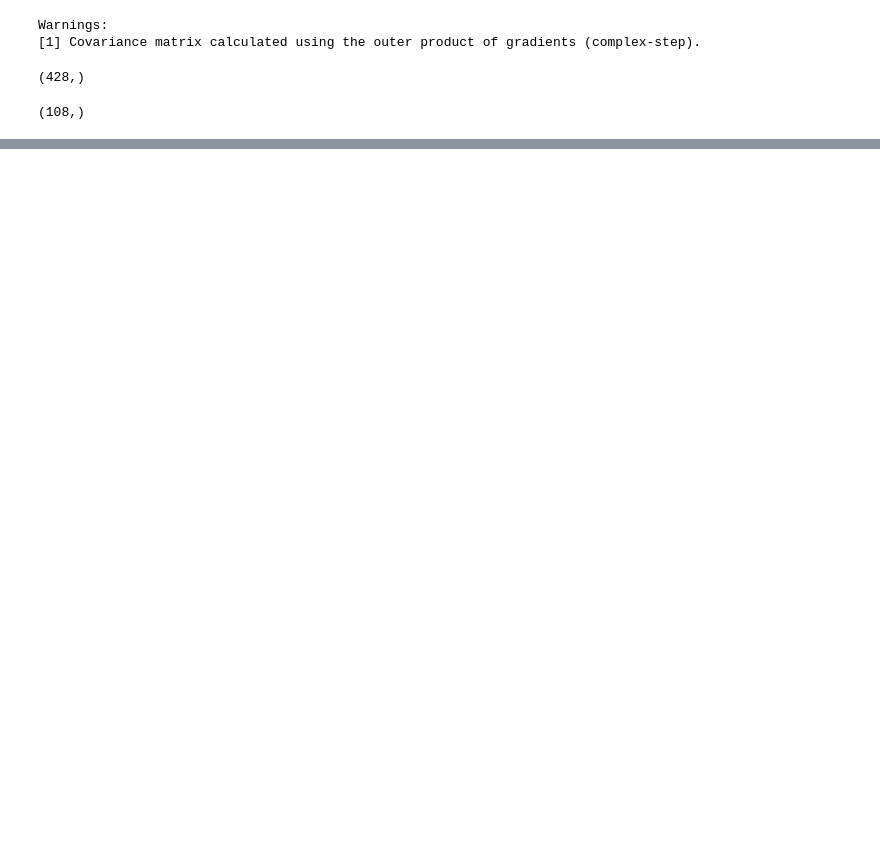
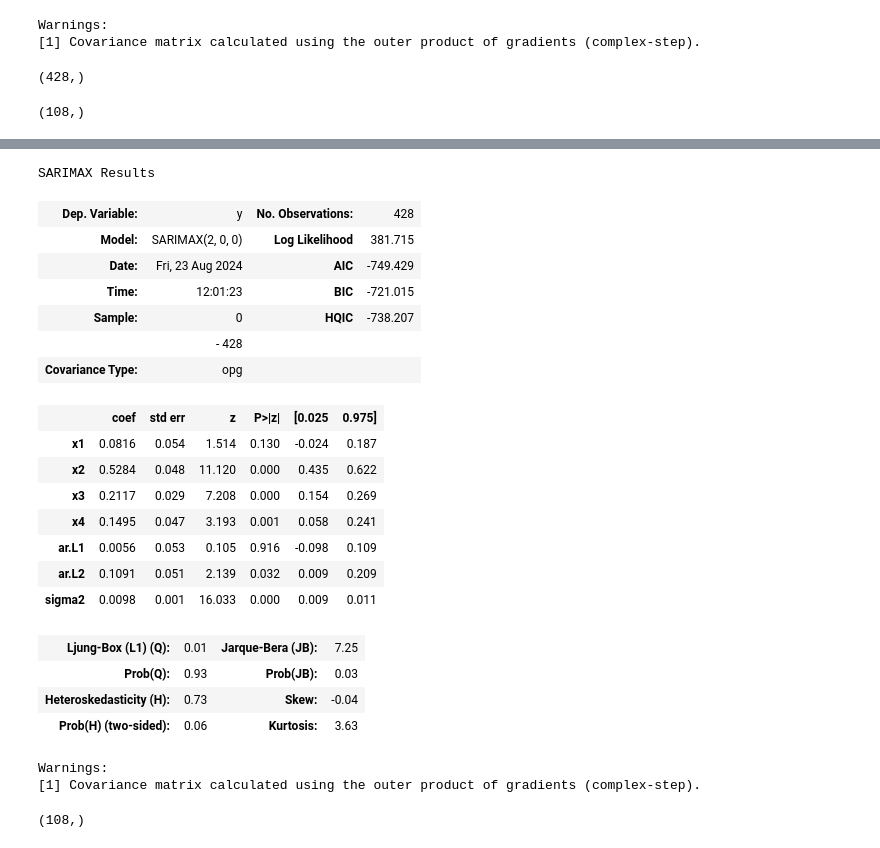
Before and after one commit to RaghavendhraRao/stock_market_prediction_ISE_DSFP, a Jupyter notebook: ds_final_proj_stock_market_colab.ipynb, the cells around one changed output, grey strips where cells are left out. Cells and saved outputs as stored; diff of their text form; code cells hidden in the pictures; blank space fills up the shorter version.

```diff
--- a/ds_final_proj_stock_market_colab.ipynb
+++ b/ds_final_proj_stock_market_colab.ipynb
@@ -828,0 +850,11 @@ Root mean square error: 0.1140745874691414
+# %%
+X_stock_key_features = ['SP', 'DAX', 'NIKKEI', 'BOVESPA']
+Y_stock_target = ['ISE']
+
+# split the extracted feature data into training and testing
+x_train, x_test, y_train, y_test = train_test_split_data(stock_feature_extracted_data, X_stock_key_features, Y_stock_target)
+
+print(len(x_train))
+
+print(y_train.shape)
+print(y_test.shape)
@@ -828,0 +865,12 @@ Root mean square error: 0.1140745874691414
+# %%
+# normalize the featured stock data
+norm_x_train, norm_x_test, norm_y_train, norm_y_test = normalize_data(x_train, x_test, y_train, y_test)
+
+print(norm_x_train.shape)
+print(norm_y_train.shape)
+print(norm_x_test.shape)
+print(norm_y_test.shape)
+
+# convert the norm_y_train and norm_y_test to 1D array through flatten
+norm_y_train_flat = norm_y_train.flatten()
+norm_y_test_flat = norm_y_test.flatten()
@@ -828,0 +882,13 @@ Root mean square error: 0.1140745874691414
+# %%
+# Build ARIMA model,
+# Find the best order for AR(P), I(q), M(d) parameters using auto_arima,
+# set the seasonality = True, to get the best sasonality order.
+
+arima_auto_model = auto_arima(norm_y_train_flat, exogenous=norm_x_train, seasonal=False,
+                              trace=True, error_action='ignore',
+                              suppress_warnings=True, stepwise=True)
+
+
+# Identify the best order through auto_arima
+arima_best_order = arima_auto_model.order
+arima_best_order
@@ -828,0 +916,42 @@ Root mean square error: 0.1140745874691414
+# %%
+# Use the SARIMAX model using the optimal order to train
+# SARIMAX use both features and target for training the data unlike ARIMA it accepts only target data
+arima_model = SARIMAX(norm_y_train_flat, exog=norm_x_train, order=arima_best_order)
+arima_model = arima_model.fit(disp=False)
+
+# summarize the arima_model
+arima_model.summary()
+# %% [output]
+SARIMAX Results
+| Dep. Variable: | y | No. Observations: | 428 |
+| Model: | SARIMAX(2, 0, 0) | Log Likelihood | 381.715 |
+| Date: | Fri, 23 Aug 2024 | AIC | -749.429 |
+| Time: | 12:01:23 | BIC | -721.015 |
+| Sample: | 0 | HQIC | -738.207 |
+|  | - 428 |  |  |
+| Covariance Type: | opg |  |  |
+|  | coef | std err | z | P>|z| | [0.025 | 0.975] |
+| x1 | 0.0816 | 0.054 | 1.514 | 0.130 | -0.024 | 0.187 |
+| x2 | 0.5284 | 0.048 | 11.120 | 0.000 | 0.435 | 0.622 |
+| x3 | 0.2117 | 0.029 | 7.208 | 0.000 | 0.154 | 0.269 |
+| x4 | 0.1495 | 0.047 | 3.193 | 0.001 | 0.058 | 0.241 |
+| ar.L1 | 0.0056 | 0.053 | 0.105 | 0.916 | -0.098 | 0.109 |
+| ar.L2 | 0.1091 | 0.051 | 2.139 | 0.032 | 0.009 | 0.209 |
+| sigma2 | 0.0098 | 0.001 | 16.033 | 0.000 | 0.009 | 0.011 |
+| Ljung-Box (L1) (Q): | 0.01 | Jarque-Bera (JB): | 7.25 |
+| Prob(Q): | 0.93 | Prob(JB): | 0.03 |
+| Heteroskedasticity (H): | 0.73 | Skew: | -0.04 |
+| Prob(H) (two-sided): | 0.06 | Kurtosis: | 3.63 |
+Warnings:
+[1] Covariance matrix calculated using the outer product of gradients (complex-step).
+# %%
+# use the model to predict on the training data
+armia_predict = arima_model.predict(start=0, end=len(norm_y_train_flat)-1,
+                                    exog=norm_x_train)
+armia_predict.shape
+
+# Forecast the model on the test data (target)
+arima_forecast = arima_model.forecast(steps=len(norm_y_test_flat), exog=norm_x_test)
+arima_forecast.shape
+# %% [output]
+(108,)
```
Also changed, not shown: parts of 24 cells of this notebook.
